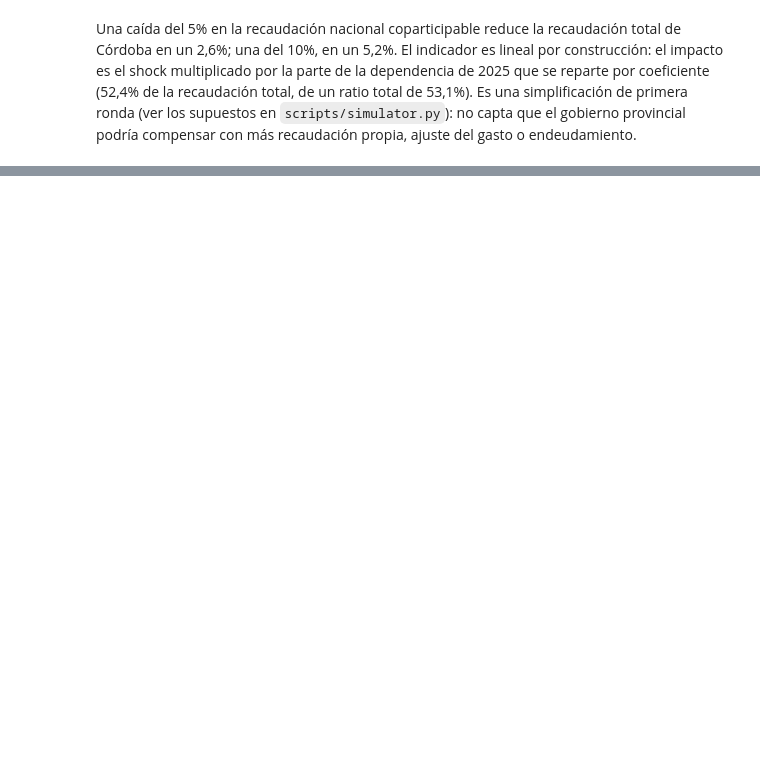
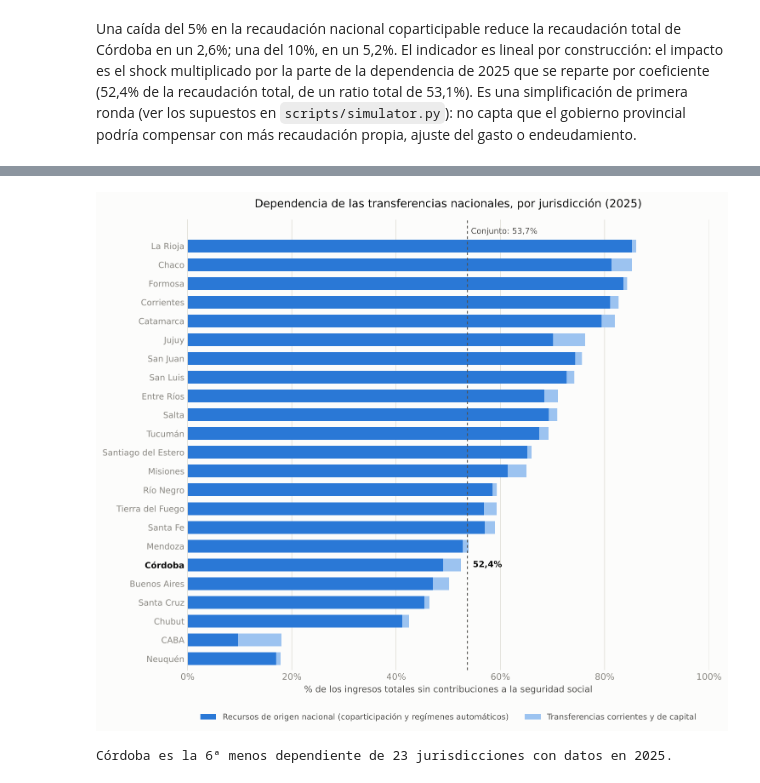
Before and after one commit to llorenzomagnano-sys/analisis-de-la-coparticipacion-federal-con-foco-en-cordoba, a Jupyter notebook: notebooks/04_dependencia_fiscal_cordoba.ipynb, the cells around one changed output, grey strips where cells are left out. Cells and saved outputs as stored; diff of their text form; code cells hidden in the pictures; blank space fills up the shorter version.

```diff
--- a/notebooks/04_dependencia_fiscal_cordoba.ipynb
+++ b/notebooks/04_dependencia_fiscal_cordoba.ipynb
@@ -259,0 +282,58 @@ o endeudamiento.
+# %%
+prov = pd.read_csv(BASE_DIR / "data" / "processed" / "dependencia_provincias.csv")
+ultimo = prov["anio"].max()
+corte = prov[prov["anio"] == ultimo].set_index("provincia")
+base = corte["ingresos_totales"] - corte["contribuciones_seguridad_social"]
+corte["ron"] = corte["tributarios_origen_nacional"] / base
+corte["otras"] = (corte["transferencias_corrientes_recibidas"] + corte["transferencias_capital_recibidas"]) / base
+corte = corte.sort_values("transferencias_nacionales_sobre_ingresos")
+conjunto = agregado_por_anio(prov)
+
+COLOR_OTRAS = "#9cc3f0"
+fig, ax = plt.subplots(figsize=(10, 8.5), dpi=150)
+ax.barh(corte.index, corte["ron"] * 100, color=COLOR_RATIO, height=0.68,
+        label="Recursos de origen nacional (coparticipación y regímenes automáticos)")
+ax.barh(corte.index, corte["otras"] * 100, left=corte["ron"] * 100, color=COLOR_OTRAS, height=0.68,
+        label="Transferencias corrientes y de capital")
+total_conjunto = conjunto.loc[ultimo, "transferencias_nacionales_sobre_ingresos"] * 100
+ax.axvline(total_conjunto, color=INK_SECONDARY, linewidth=1, linestyle=(0, (3, 3)))
+ax.annotate(f"Conjunto: {total_conjunto:.1f}%".replace(".", ","), (total_conjunto, len(corte) - 0.45),
+            xytext=(4, 0), textcoords="offset points", ha="left", va="bottom", fontsize=9, color=INK_SECONDARY)
+
+for i, (provincia, fila) in enumerate(corte.iterrows()):
+    if provincia == "Córdoba":
+        ax.annotate(f"{fila['transferencias_nacionales_sobre_ingresos'] * 100:.1f}%".replace(".", ","),
+                    (max(fila["transferencias_nacionales_sobre_ingresos"] * 100, total_conjunto), i), xytext=(6, 0),
+                    textcoords="offset points", ha="left", va="center", fontsize=9.5,
+                    color=INK_PRIMARY, fontweight="bold")
+for etiqueta in ax.get_yticklabels():
+    if etiqueta.get_text() == "Córdoba":
+        etiqueta.set_fontweight("bold")
+        etiqueta.set_color(INK_PRIMARY)
+
+ax.set_title(f"Dependencia de las transferencias nacionales, por jurisdicción ({ultimo})",
+             fontsize=12.5, color=INK_PRIMARY, pad=14)
+ax.set_xlabel("% de los ingresos totales sin contribuciones a la seguridad social", fontsize=10)
+ax.set_xlim(0, 100)
+ax.set_ylim(-0.6, len(corte) + 0.4)
+ax.xaxis.set_major_formatter(mticker.FuncFormatter(lambda x, _: f"{x:.0f}%"))
+ax.grid(axis="x", color=GRID_COLOR, linewidth=0.8)
+ax.set_axisbelow(True)
+for spine in ["top", "right", "bottom"]:
+    ax.spines[spine].set_visible(False)
+ax.spines["left"].set_color(GRID_COLOR)
+ax.tick_params(axis="both", length=0)
+ax.tick_params(axis="y", labelsize=9.5)
+legend = ax.legend(frameon=False, loc="upper center", bbox_to_anchor=(0.5, -0.08), ncol=2, fontsize=9)
+for text in legend.get_texts():
+    text.set_color(INK_SECONDARY)
+
+fig.tight_layout()
+fig.savefig(FIGURES_DIR / "dependencia_provincias_2025.png", dpi=300, facecolor=SURFACE)
+plt.show()
+
+posicion = int(corte.index.get_loc("Córdoba")) + 1
+print(f"Córdoba es la {posicion}ª menos dependiente de {len(corte)} jurisdicciones con datos en {ultimo}.")
+# %% [output]
+[figure, added]
+Córdoba es la 6ª menos dependiente de 23 jurisdicciones con datos en 2025.
```
Also changed, not shown: parts of 7 cells of this notebook, 11 other files.
